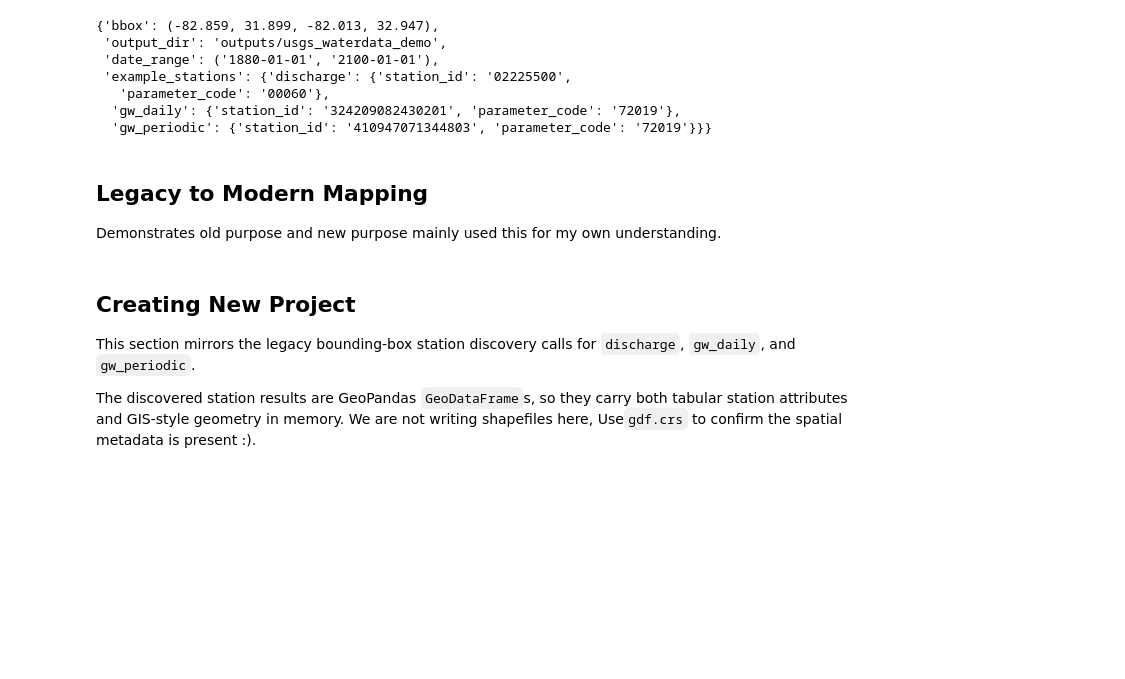
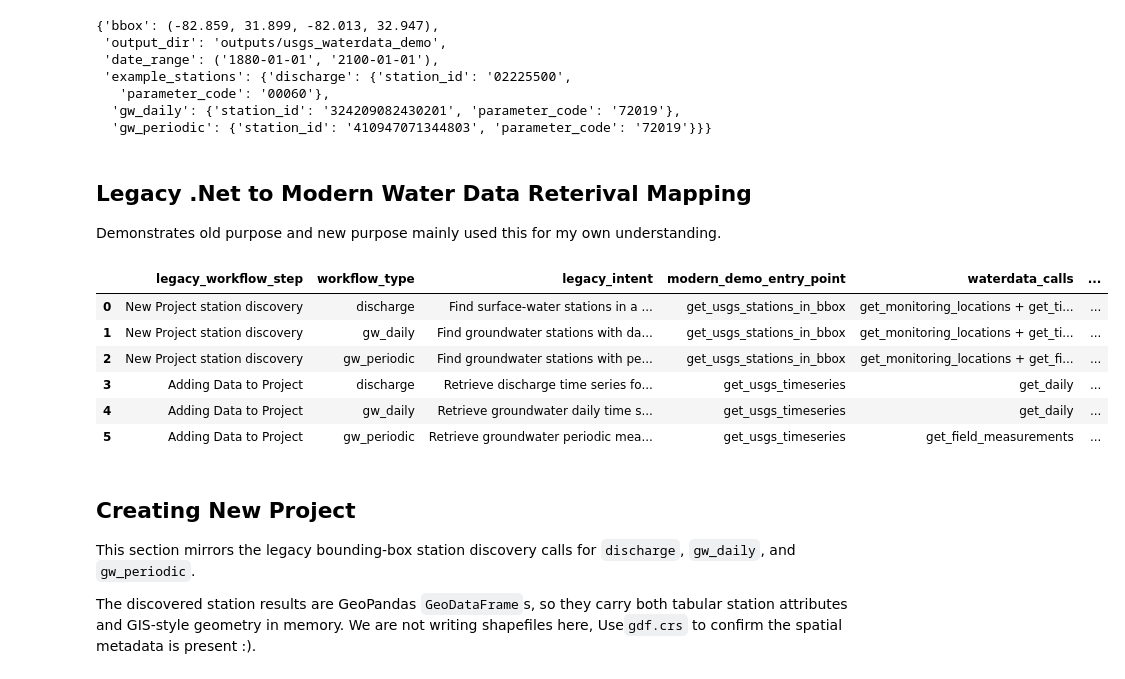
Before and after one commit to LimnoTech/Hydrologic-Toolbox-Data-Retrieval-CLI, a Jupyter notebook: notebooks/usgs_waterdata_demo.ipynb, the cells around one changed output. Saved outputs shown, nothing was run; the diff lists cells and outputs as text; code cells hidden in the pictures; blank space fills up the shorter version.

```diff
--- a/notebooks/usgs_waterdata_demo.ipynb
+++ b/notebooks/usgs_waterdata_demo.ipynb
@@ -61,10 +56,18 @@ DEMO_CONFIG
   'gw_daily': {'station_id': '324209082430201', 'parameter_code': '72019'},
   'gw_periodic': {'station_id': '410947071344803', 'parameter_code': '72019'}}}
 # %% [markdown]
-## Legacy to Modern Mapping
+## Legacy .Net to Modern Water Data Reterival Mapping
 Demonstrates old purpose and new purpose mainly used this for my own understanding.
 # %%
-#pd.DataFrame(NOTEBOOK_MAPPING_ROWS)
+pd.DataFrame(NOTEBOOK_MAPPING_ROWS)
+# %% [output]
+|  | legacy_workflow_step | workflow_type | legacy_intent | modern_demo_entry_point | waterdata_calls | ... |
+| 0 | New Project station discovery | discharge | Find surface-water stations in a ... | get_usgs_stations_in_bbox | get_monitoring_locations + get_ti... | ... |
+| 1 | New Project station discovery | gw_daily | Find groundwater stations with da... | get_usgs_stations_in_bbox | get_monitoring_locations + get_ti... | ... |
+| 2 | New Project station discovery | gw_periodic | Find groundwater stations with pe... | get_usgs_stations_in_bbox | get_monitoring_locations + get_fi... | ... |
+| 3 | Adding Data to Project | discharge | Retrieve discharge time series fo... | get_usgs_timeseries | get_daily | ... |
+| 4 | Adding Data to Project | gw_daily | Retrieve groundwater daily time s... | get_usgs_timeseries | get_daily | ... |
+| 5 | Adding Data to Project | gw_periodic | Retrieve groundwater periodic mea... | get_usgs_timeseries | get_field_measurements | ... |
 # %% [markdown]
 ## Creating New Project
 
```
Also changed, not shown: parts of 3 cells of this notebook.
